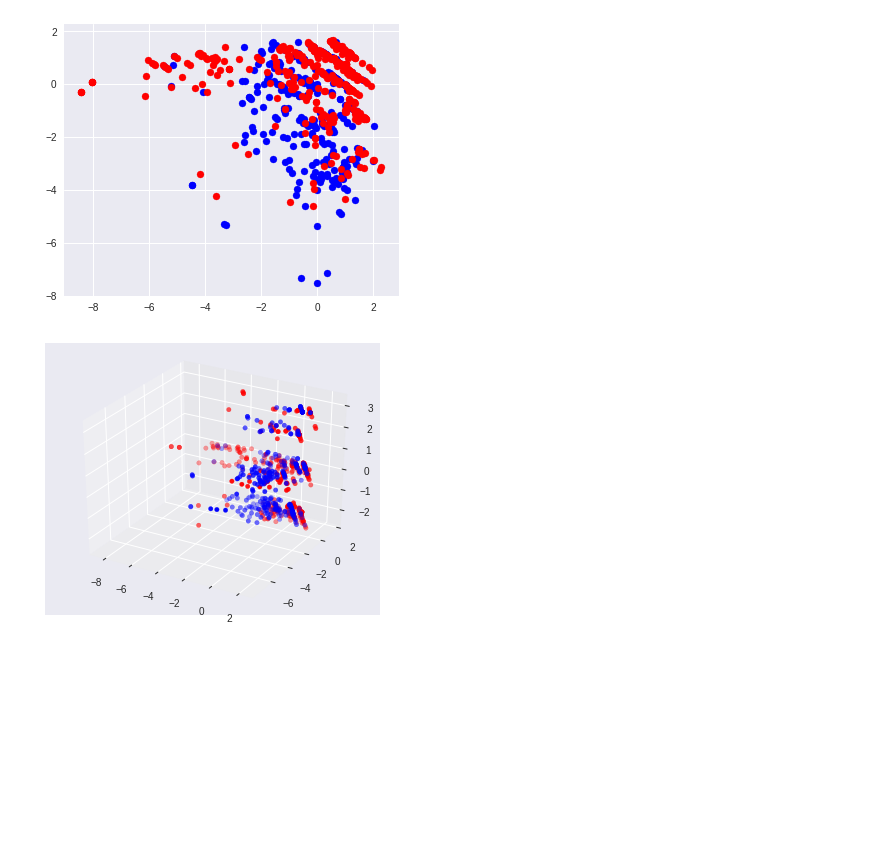
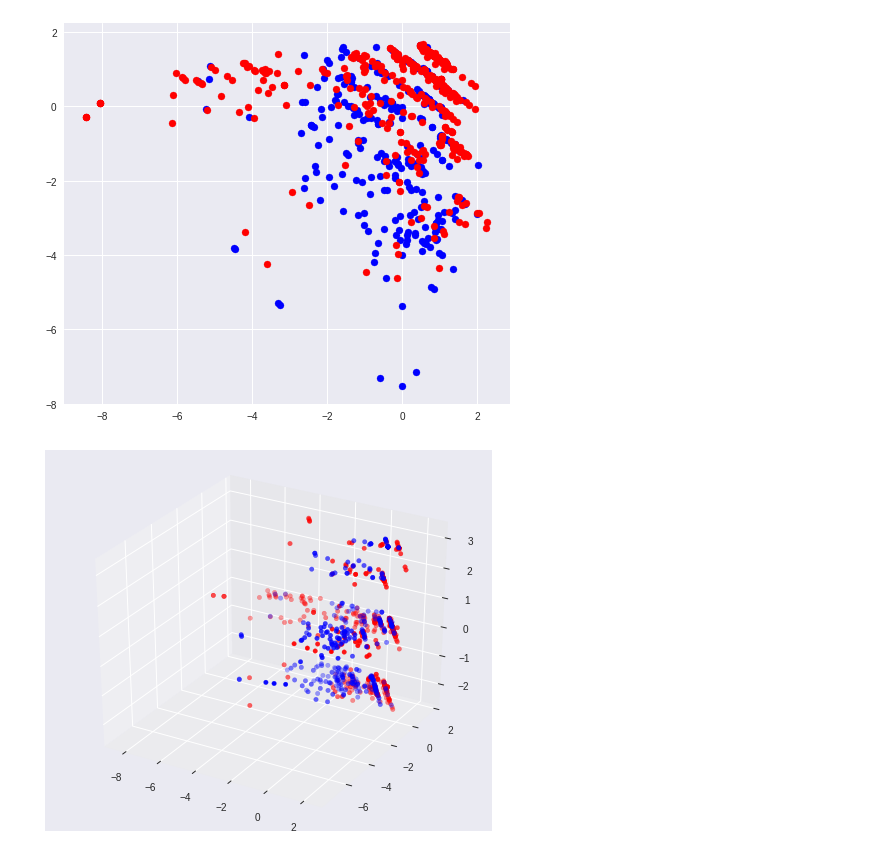
Before and after one commit to ariakoehler/kaggle_titanic, a Jupyter notebook: titanic.ipynb, the cells around one changed output. Drawn from its saved outputs; the diff is of its cells as text; code cells hidden in the pictures; blank space fills up the shorter version.

```diff
--- a/titanic.ipynb
+++ b/titanic.ipynb
@@ -23,7 +27,7 @@ pd.options.display.max_rows = 20
 %autoreload 2
 # %%
 %matplotlib inline
-rcParams['figure.figsize'] = 6,5
+rcParams['figure.figsize'] = 8,7
 # %%
 titanic_data = tu.load(opt='train')
 
@@ -31,7 +35,7 @@ attaching_keys=['Sex','Age','Fare','Pclass','Embarked','SibSp','Parch',np.array(
 
 new_data, data_targets = tu.mung(titanic_data, attaching_keys, base_truth='Survived')
 # %%
-pca_vis = PCA(task_type='reduce_dim', pc_count=2)
+pca_vis = PCA(pc_count=2)
 reduced_data = pca_vis.fit(new_data)
 
 reduced_data = DataFrame(reduced_data); reduced_data.index = new_data.index
@@ -43,34 +47,32 @@ plt.scatter(who_lives.iloc[:,0], who_lives.iloc[:,1], color='b')
 plt.scatter(who_dies.iloc[:,0], who_dies.iloc[:,1], color='r')
 plt.show()
 # %% [output]
-[figure, old version]
+[figure, new version]
 # %%
-#TODO plot in 3-D as well
-
-pca_vis = PCA(task_type='reduce_dim', pc_count=3)
+pca_vis = PCA(pc_count=3)
 reduced_data = pca_vis.fit(new_data)
 
 reduced_data = DataFrame(reduced_data); reduced_data.index = new_data.index
 
 who_lives = reduced_data.loc[data_targets==1]
 who_dies = reduced_data.loc[data_targets==0]
 
 xlive = np.array(who_lives.iloc[:,0])
 ylive = np.array(who_lives.iloc[:,1])
 zlive = np.array(who_lives.iloc[:,2])
 
 xdie = np.array(who_dies.iloc[:,0])
 ydie = np.array(who_dies.iloc[:,1])
 zdie = np.array(who_dies.iloc[:,2])
 
 fig = plt.figure()
 ax = fig.add_subplot(111, projection='3d')
 
 ax.scatter(xlive, ylive, zlive, color='b')
 ax.scatter(xdie, ydie, zdie, color='r')
 plt.show()
 # %% [output]
-[figure, old version]
+[figure, new version]
 # %%
 corr = new_data.join(titanic_data['Survived']).corr()
 
```
Also changed, not shown: parts of 6 cells of this notebook, 3 other files.
